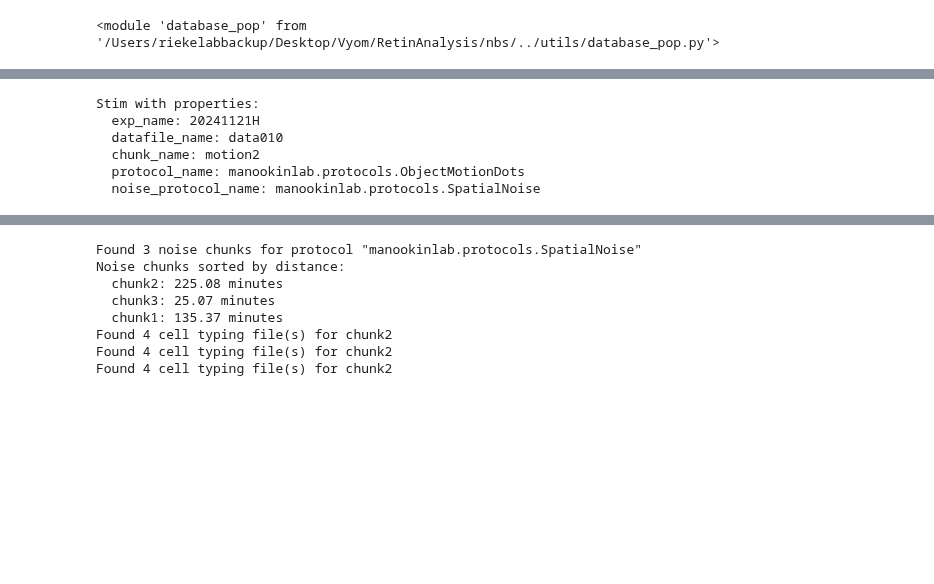
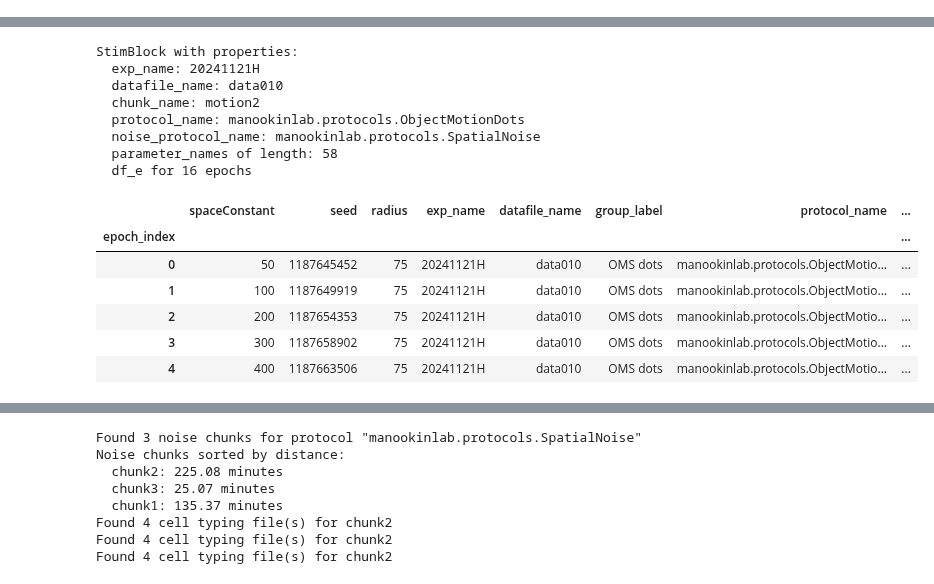
Before and after one commit to DRezeanu/retinanalysis, a Jupyter notebook: nbs/query_test.ipynb, the cells around one changed output, grey strips where cells are left out. Cells and saved outputs as stored; diff of their text form; code cells hidden in the pictures; blank space fills up the shorter version.

Commit message:
StimBlock has dataframe of epoch parameters

```diff
--- a/nbs/query_test.ipynb
+++ b/nbs/query_test.ipynb
@@ -15,6 +24 @@ import importlib
-# %%
-importlib.reload(pop)
-# pop.reload_celltypefiles()
-# %% [output]
-<module 'database_pop' from '/Users/riekelabbackup/Desktop/Vyom/RetinAnalysis/nbs/../utils/database_pop.py'>
 # %%
@@ -33,17 +36,28 @@ Found 60 experiments, 107 epoch blocks.
 | 105 | 20250307C | data030 | 0.0 | oms_dots | manookinlab.protocols.ObjectMotio... | 1 | 20250307C/data030 | OMS Dots | ... |
 | 106 | 20250307C | data031 | 0.0 | oms_dots | manookinlab.protocols.ObjectMotio... | 1 | 20250307C/data031 | OMS Dots | ... |
 # %%
-import stim
 importlib.reload(stim)
 importlib.reload(dju)
 idx = 99
 ls_const = ['exp_name', 'datafile_name']
-s1 = stim.Stim(**df.loc[idx,ls_const].to_dict())
+s1 = stim.StimBlock(**df.loc[idx,ls_const].to_dict(), ls_params=['radius'])
 s1
 # %% [output]
-Stim with properties:
+StimBlock with properties:
   exp_name: 20241121H
   datafile_name: data010
   chunk_name: motion2
   protocol_name: manookinlab.protocols.ObjectMotionDots
   noise_protocol_name: manookinlab.protocols.SpatialNoise
+  parameter_names of length: 58
+  df_e for 16 epochs
+# %%
+s1.df_e.head()
+# %% [output]
+|  | spaceConstant | seed | radius | exp_name | datafile_name | group_label | protocol_name | ... |
+| epoch_index |  |  |  |  |  |  |  | ... |
+| 0 | 50 | 1187645452 | 75 | 20241121H | data010 | OMS dots | manookinlab.protocols.ObjectMotio... | ... |
+| 1 | 100 | 1187649919 | 75 | 20241121H | data010 | OMS dots | manookinlab.protocols.ObjectMotio... | ... |
+| 2 | 200 | 1187654353 | 75 | 20241121H | data010 | OMS dots | manookinlab.protocols.ObjectMotio... | ... |
+| 3 | 300 | 1187658902 | 75 | 20241121H | data010 | OMS dots | manookinlab.protocols.ObjectMotio... | ... |
+| 4 | 400 | 1187663506 | 75 | 20241121H | data010 | OMS dots | manookinlab.protocols.ObjectMotio... | ... |
```
Also changed, not shown: parts of 7 cells of this notebook, 2 other files.
